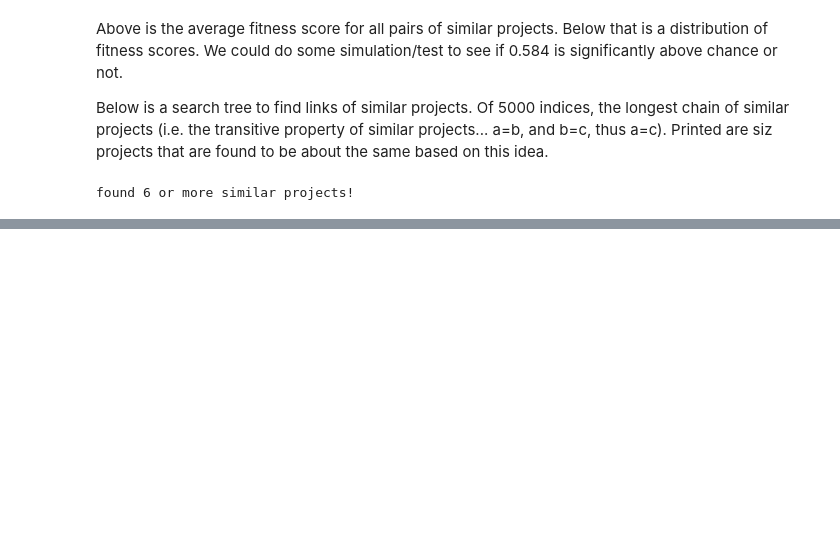
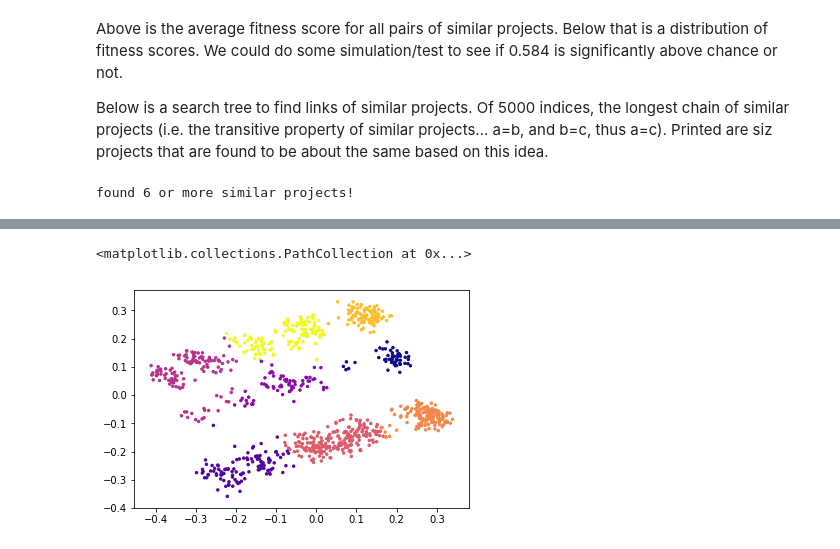
Before and after one commit to mikeona120/MATH189_Final, a Jupyter notebook: similar_projects.ipynb, the cells around one changed output, grey strips where cells are left out. Drawn from its saved outputs; the diff is of its cells as text; code cells hidden in the pictures; blank space fills up the shorter version.

```diff
--- a/similar_projects.ipynb
+++ b/similar_projects.ipynb
@@ -338,0 +407,6 @@ cat_break.loc[ixs]
+# %%
+fitclust_norm = (fitclust - min(fitclust)) / max(fitclust)
+plt.scatter(fitmds[:, 0], fitmds[:, 1], cmap='plasma', c=fitclust_norm, s=6)
+# %% [output]
+<matplotlib.collections.PathCollection at 0x...>
+[figure, added]
```
Also changed, not shown: parts of 14 cells of this notebook, 1 other file.
